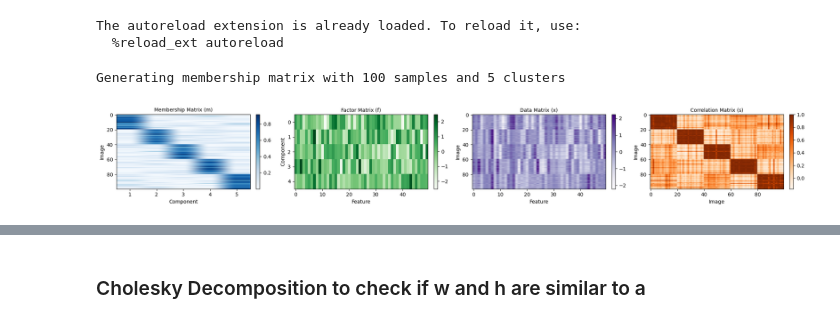
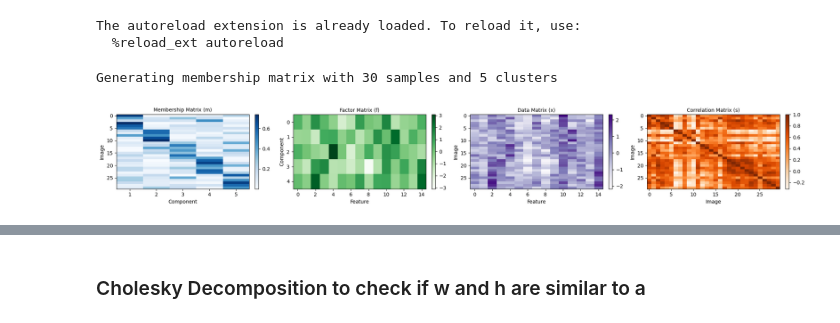
Before and after one commit to florianmahner/pysrf, a Jupyter notebook: notebooks/demo.ipynb, the cells around one changed output, grey strips where cells are left out. Drawn from its saved outputs; the diff is of its cells as text; code cells hidden in the pictures.

Commit message:
update demo with plotting examples

```diff
--- a/notebooks/demo.ipynb
+++ b/notebooks/demo.ipynb
@@ -16,12 +16,17 @@ The autoreload extension is already loaded. To reload it, use:
   %reload_ext autoreload
 # %%
 params = SimulationParams()
+params.n = 30
+params.p = 15
+params.primary_concentration = 5.0
 params.k = 5
+params.snr = 0.7
+
 x, m, f, s = generate_simulation_data(params)
-plot_simulation(x, m, f, s)
+fig = plot_simulation(x, m, f, s)
 # %% [output]
-Generating membership matrix with 100 samples and 5 clusters
+Generating membership matrix with 30 samples and 5 clusters
-[figure, old version]
+[figure, new version]
 # %%
 model = TrifactorCD(max_iter=300, rank=params.k, alpha=1.0, verbose=True, tol=1e-8)
 model.fit(s)
```
Also changed, not shown: parts of 2 cells of this notebook, 1 other file.
